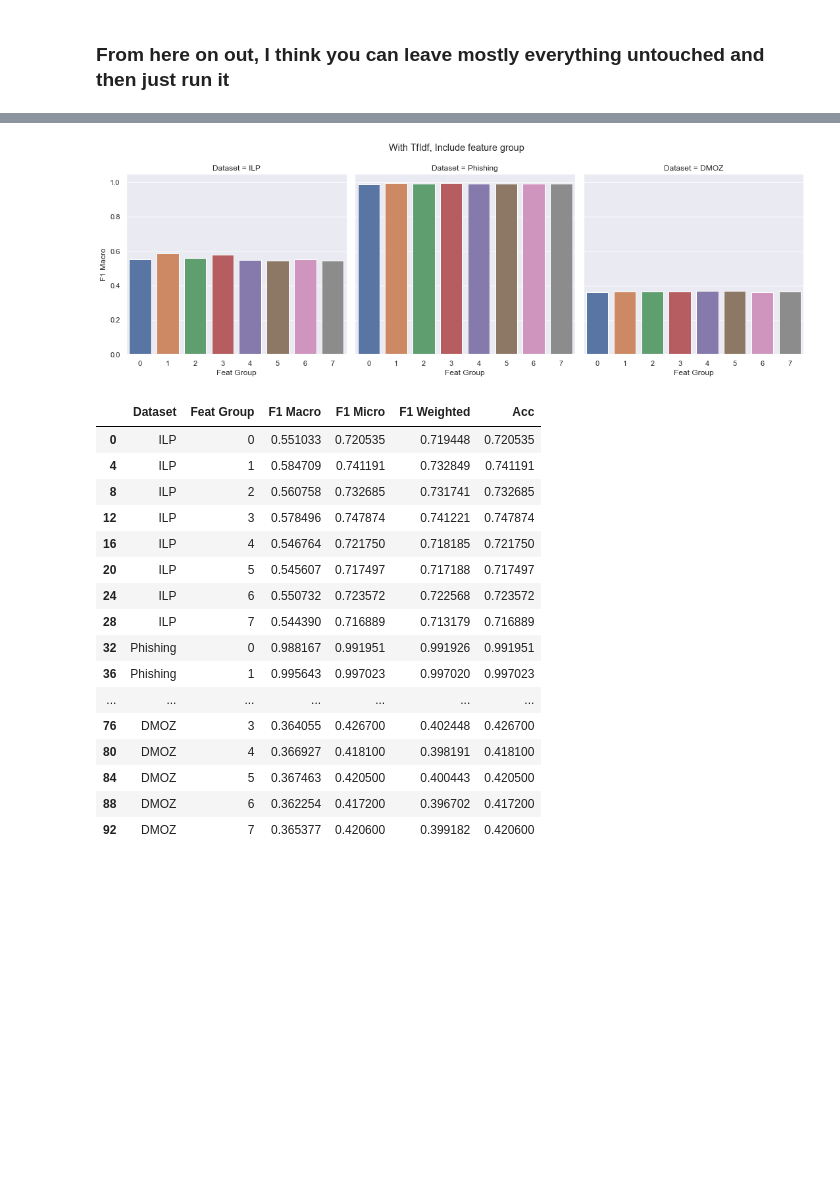
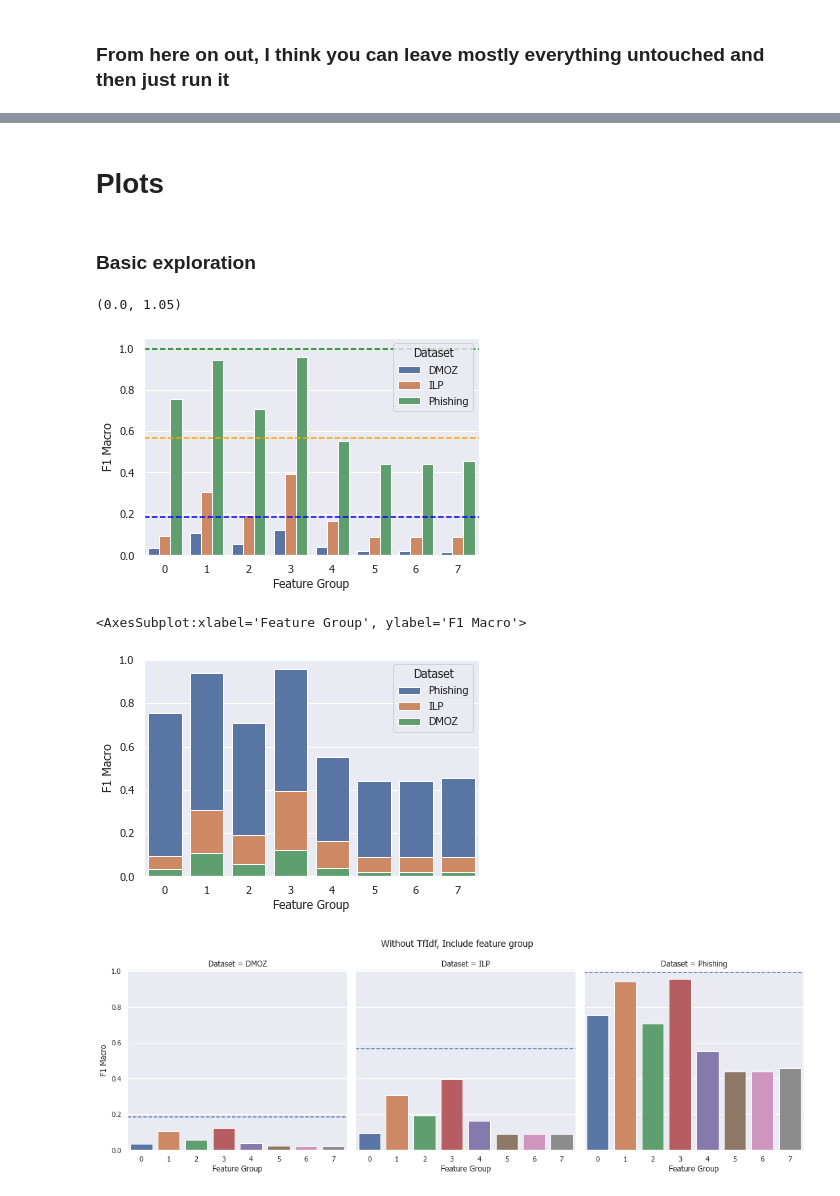
Before and after one commit to KanavSabharwal/Fast-Website-Classification-with-Robust-Phishing-Detection, a Jupyter notebook: src/run_feat_experiments.ipynb, the cells around one changed output, grey strips where cells are left out. Cells and saved outputs as stored; diff of their text form; code cells hidden in the pictures; blank space fills up the shorter version.

```diff
--- a/src/run_feat_experiments.ipynb
+++ b/src/run_feat_experiments.ipynb
@@ -244,10 +264,10 @@ if RERUN_EXPERIMENTS:
         params_iter = product(enumerate(FEAT_GROUPS), [True, False], [True, False])
         for (i, feat_group), use_tfidf, only_include in tqdm(list(params_iter)):
             f1_macro, f1_micro, f1_weighted, acc = \
-                run_test(dataset.copy(), use_tfidf, feat_group, i, only_include)
+                run_test(dataset.copy(), feat_group, i, only_include, use_tfidf)
             rows.append({
                 'Dataset': dataset_name, 'Use TfIdf': use_tfidf,
-                'Feat Group': i, 'Only Include': only_include,
+                'Feature Group': i, 'Only Include': only_include,
                 'F1 Macro': f1_macro, 'F1 Micro': f1_micro, 'F1 Weighted': f1_weighted,
                 'Acc': acc
             })
@@ -260,0 +283,8 @@ else:
+# %%
+metrics_all_features = {}
+for dataset_name, dataset in tqdm(datasets.items()):
+    f1_macro, f1_micro, f1_weighted, acc = run_test(dataset, [], 'All', False)
+    metrics_all_features[dataset_name] = {
+        'F1 Macro': f1_macro, 'F1 Micro': f1_micro,
+        'F1 Weighted': f1_weighted, 'Acc': acc
+    }
@@ -261,4 +310,12 @@ else:
+# %% [markdown]
+# Plots
+# %% [markdown]
+### Basic exploration
 # %%
+def get_hori_lines(metric='F1 Macro'):
+    return [metrics[metric] for metrics in metrics_all_features.values()]
+
+
 def split_dataset(df):
     dropper = lambda df: df.drop(['Use TfIdf', 'Only Include'], axis=1)
 
@@ -280,33 +337,39 @@ def split_dataset(df):
 with_tfidf_include, with_tfidf_exclude, without_tfidf_include, without_tfidf_exclude = \
     split_dataset(df)
 # %%
-def show_stats(df, desc, y='F1 Macro'):
-    ax = sns.catplot(data=df, x='Feat Group', y='F1 Macro',
+def plot_scores(df, desc, y='F1 Macro', include_hori=True):
+    ax = sns.catplot(data=df, x='Feature Group', y=y,
                      col='Dataset', kind='bar')
+
+    if include_hori:
+        hori_lines = get_hori_lines(y)
+        for sub_ax, hori_line in zip(ax.axes[0], hori_lines):
+            sub_ax.axhline(hori_line, ls='--')
+
     ax.fig.subplots_adjust(top=0.85)
     ax.fig.suptitle(desc)
     plt.show()
-    # print(df.to_latex(caption=desc, float_format='%.4f', index=False))
-    return df
+# %%
+ax = sns.barplot(data=without_tfidf_include,
+            x='Feature Group', y='F1 Macro',
+            hue='Dataset', dodge=True)
+
+for color, hori_line in zip(['blue', 'orange', 'green'], get_hori_lines()):
+    ax.axhline(hori_line, ls='--', color=color)
+
+plt.ylim([0, 1.05])
+# %% [output]
+(0.0, 1.05)
+[figure, added]
+# %%
+sns.barplot(data=without_tfidf_include[::-1],
+            x='Feature Group', y='F1 Macro',
+            hue='Dataset', dodge=False)
+# %% [output]
+<AxesSubplot:xlabel='Feature Group', ylabel='F1 Macro'>
+[figure, added]
 # %%
-show_stats(with_tfidf_include, 'With TfIdf, Include feature group')
+plot_scores(without_tfidf_include, 'Without TfIdf, Include feature group')
 # %% [output]
-[figure, old version]
+[figure, new version]
-|  | Dataset | Feat Group | F1 Macro | F1 Micro | F1 Weighted | Acc |
-| 0 | ILP | 0 | 0.551033 | 0.720535 | 0.719448 | 0.720535 |
-| 4 | ILP | 1 | 0.584709 | 0.741191 | 0.732849 | 0.741191 |
-| 8 | ILP | 2 | 0.560758 | 0.732685 | 0.731741 | 0.732685 |
-| 12 | ILP | 3 | 0.578496 | 0.747874 | 0.741221 | 0.747874 |
-| 16 | ILP | 4 | 0.546764 | 0.721750 | 0.718185 | 0.721750 |
-| 20 | ILP | 5 | 0.545607 | 0.717497 | 0.717188 | 0.717497 |
-| 24 | ILP | 6 | 0.550732 | 0.723572 | 0.722568 | 0.723572 |
-| 28 | ILP | 7 | 0.544390 | 0.716889 | 0.713179 | 0.716889 |
-| 32 | Phishing | 0 | 0.988167 | 0.991951 | 0.991926 | 0.991951 |
-| 36 | Phishing | 1 | 0.995643 | 0.997023 | 0.997020 | 0.997023 |
-| ... | ... | ... | ... | ... | ... | ... |
-| 76 | DMOZ | 3 | 0.364055 | 0.426700 | 0.402448 | 0.426700 |
-| 80 | DMOZ | 4 | 0.366927 | 0.418100 | 0.398191 | 0.418100 |
-| 84 | DMOZ | 5 | 0.367463 | 0.420500 | 0.400443 | 0.420500 |
-| 88 | DMOZ | 6 | 0.362254 | 0.417200 | 0.396702 | 0.417200 |
-| 92 | DMOZ | 7 | 0.365377 | 0.420600 | 0.399182 | 0.420600 |
 # %%
```
Also changed, not shown: parts of 13 cells of this notebook, 1 other file.
